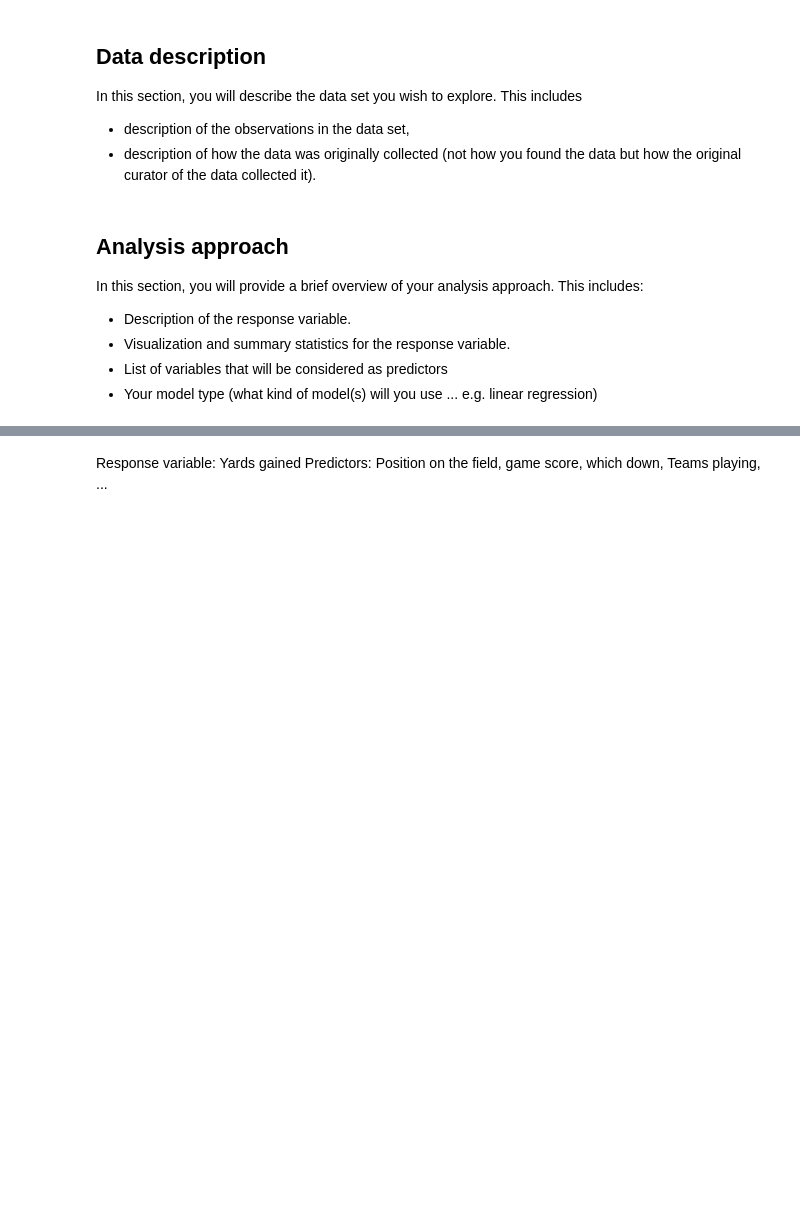
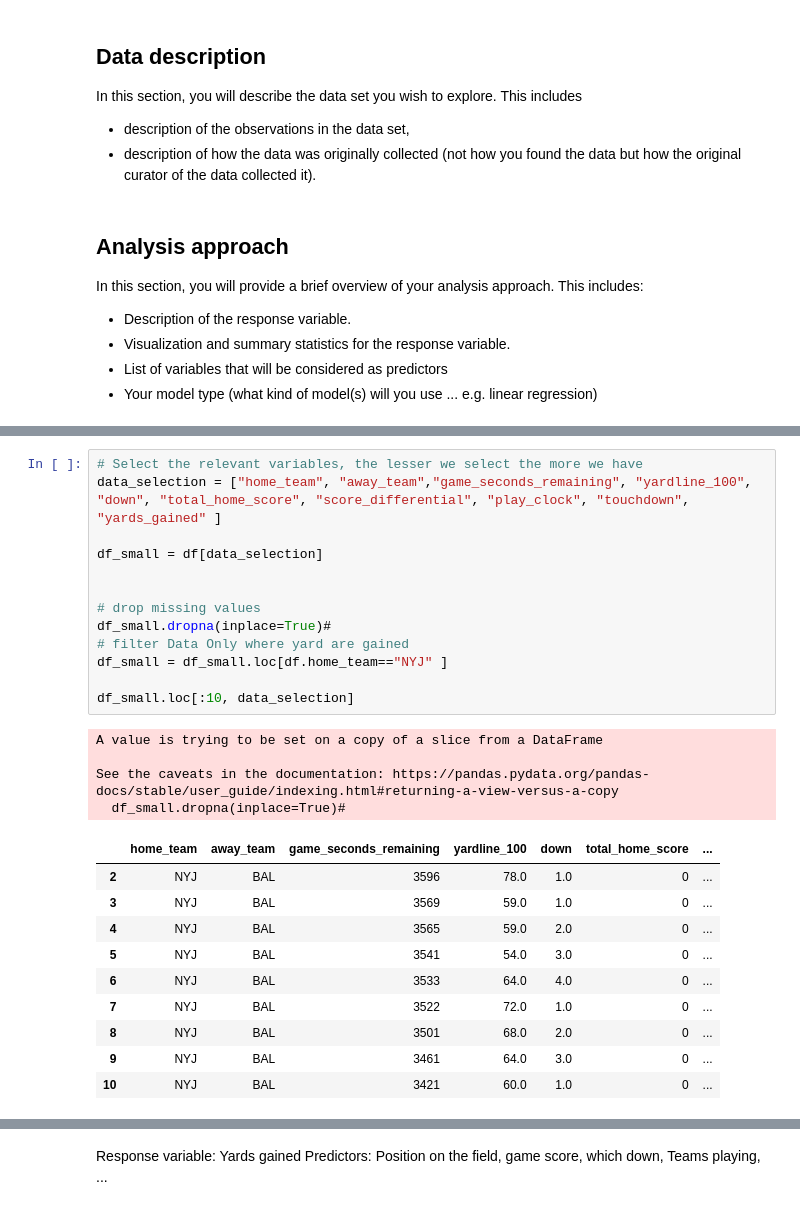
Before and after one commit to Raalit00/Statistic_Project, a Jupyter notebook: references/project-proposal.ipynb, the cells around one changed output, grey strips where cells are left out. Cells and saved outputs as stored; diff of their text form; blank space fills up the shorter version.

```diff
--- a/references/project-proposal.ipynb
+++ b/references/project-proposal.ipynb
@@ -41,0 +70,29 @@ In this section, you will provide a brief overview of your analysis approach. Th
+# %%
+# Select the relevant variables, the lesser we select the more we have
+data_selection = ["home_team", "away_team","game_seconds_remaining", "yardline_100",
+"down", "total_home_score", "score_differential", "play_clock", "touchdown", "yards_gained" ]
+
+df_small = df[data_selection]
+
+
+# drop missing values
+df_small.dropna(inplace=True)#
+# filter Data Only where yard are gained
+df_small = df_small.loc[df.home_team=="NYJ" ]
+
+df_small.loc[:10, data_selection]
+# %% [output]
+A value is trying to be set on a copy of a slice from a DataFrame
+
+See the caveats in the documentation: https://pandas.pydata.org/pandas-docs/stable/user_guide/indexing.html#returning-a-view-versus-a-copy
+  df_small.dropna(inplace=True)#
+|  | home_team | away_team | game_seconds_remaining | yardline_100 | down | total_home_score | ... |
+| 2 | NYJ | BAL | 3596 | 78.0 | 1.0 | 0 | ... |
+| 3 | NYJ | BAL | 3569 | 59.0 | 1.0 | 0 | ... |
+| 4 | NYJ | BAL | 3565 | 59.0 | 2.0 | 0 | ... |
+| 5 | NYJ | BAL | 3541 | 54.0 | 3.0 | 0 | ... |
+| 6 | NYJ | BAL | 3533 | 64.0 | 4.0 | 0 | ... |
+| 7 | NYJ | BAL | 3522 | 72.0 | 1.0 | 0 | ... |
+| 8 | NYJ | BAL | 3501 | 68.0 | 2.0 | 0 | ... |
+| 9 | NYJ | BAL | 3461 | 64.0 | 3.0 | 0 | ... |
+| 10 | NYJ | BAL | 3421 | 60.0 | 1.0 | 0 | ... |
```
Also changed, not shown: parts of 7 cells of this notebook, 1 other file.
